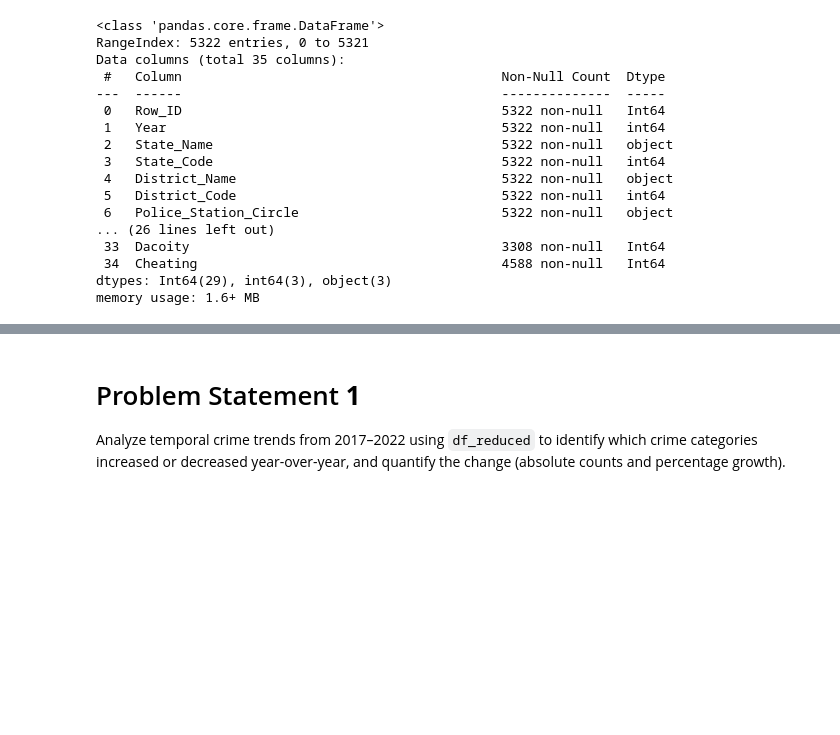
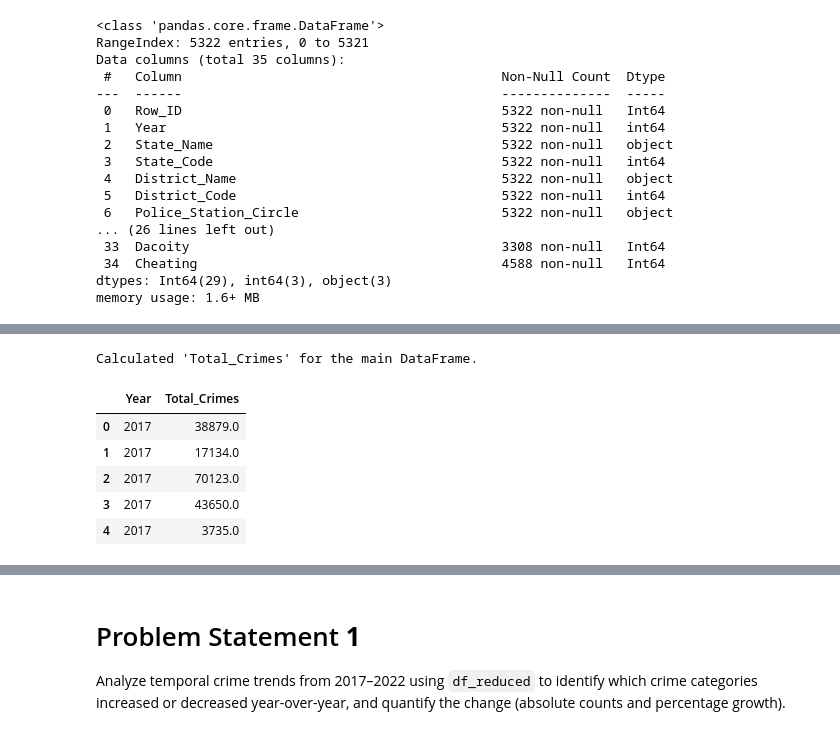
Before and after one commit to nexus9601/District-wise-Crime-Analysis, a Jupyter notebook: notebooks/crime_analysis_2017_2022.ipynb, the cells around one changed output, grey strips where cells are left out. Saved outputs shown, nothing was run; the diff lists cells and outputs as text; code cells hidden in the pictures; blank space fills up the shorter version.

```diff
--- a/notebooks/crime_analysis_2017_2022.ipynb
+++ b/notebooks/crime_analysis_2017_2022.ipynb
@@ -12,7 +12,7 @@ import seaborn as sns
 # %% [markdown]
 # **Importing the Dataset**
 # %%
-df = pd.read_csv(r"/content/districtwise-ipc-crimes-2017-onwards.xlsx - districtwise-ipc-crimes-2017-on.csv")
+df = pd.read_csv(r"/content/districtwise-ipc-crimes-2017-onwards.xlsx - districtwise-ipc-crimes-2017-on (1).csv")
 df
 # %% [output]
 |  | id | year | state_name | state_code | district_name | district_code | registration_circles | murder | ... |
@@ -587,0 +627,24 @@ memory usage: 1.6+ MB
+# %%
+# First, ensure 'Total_Crimes' is calculated for the main 'df' DataFrame
+# We'll use the column definitions that were set up earlier
+
+identifier_cols_for_df_total = [
+    'Row_ID', 'Year', 'State_Name', 'State_Code', 'District_Name',
+    'District_Code', 'Police_Station_Circle'
+]
+
+# Get all columns in df that are not identifier columns, assuming they are crime counts
+crime_cols_for_df_total = [col for col in df.columns if col not in identifier_cols_for_df_total]
+
+df['Total_Crimes'] = df[crime_cols_for_df_total].sum(axis=1, skipna=True)
+
+print("Calculated 'Total_Crimes' for the main DataFrame.")
+display(df[['Year', 'Total_Crimes']].head())
+# %% [output]
+Calculated 'Total_Crimes' for the main DataFrame.
+|  | Year | Total_Crimes |
+| 0 | 2017 | 38879.0 |
+| 1 | 2017 | 17134.0 |
+| 2 | 2017 | 70123.0 |
+| 3 | 2017 | 43650.0 |
+| 4 | 2017 | 3735.0 |
```
Also changed, not shown: parts of 14 cells of this notebook.
